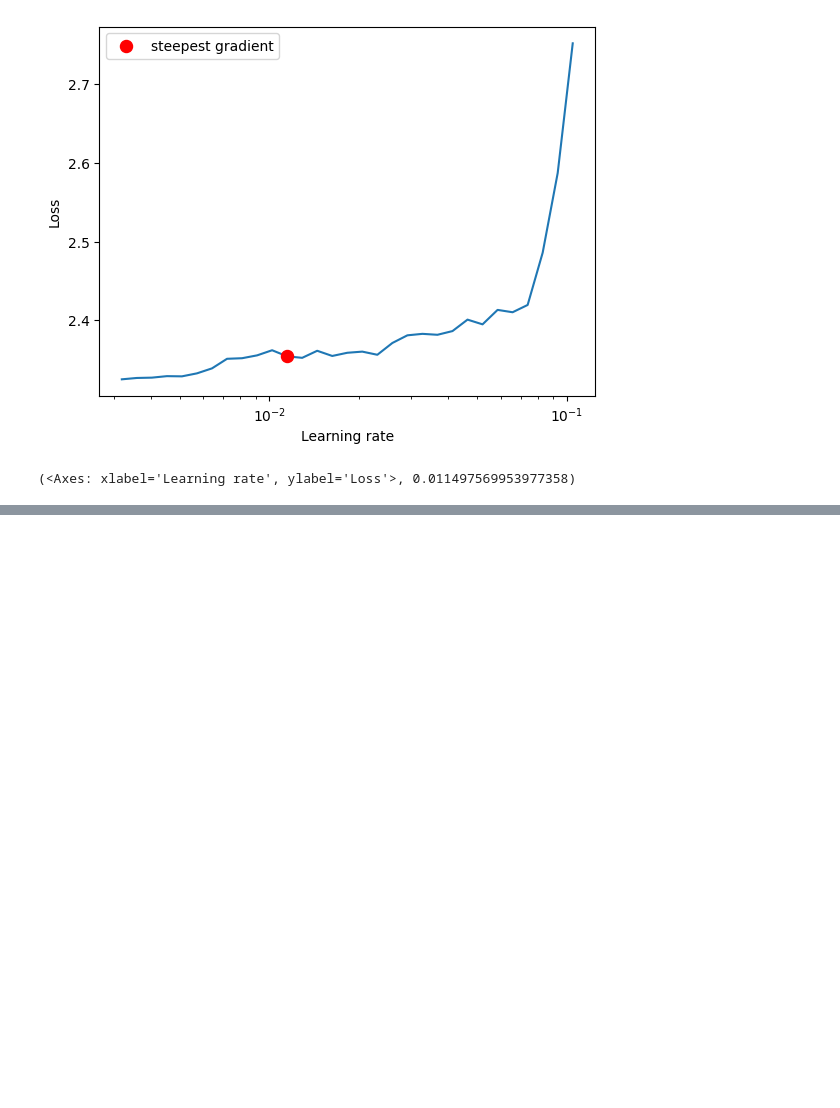
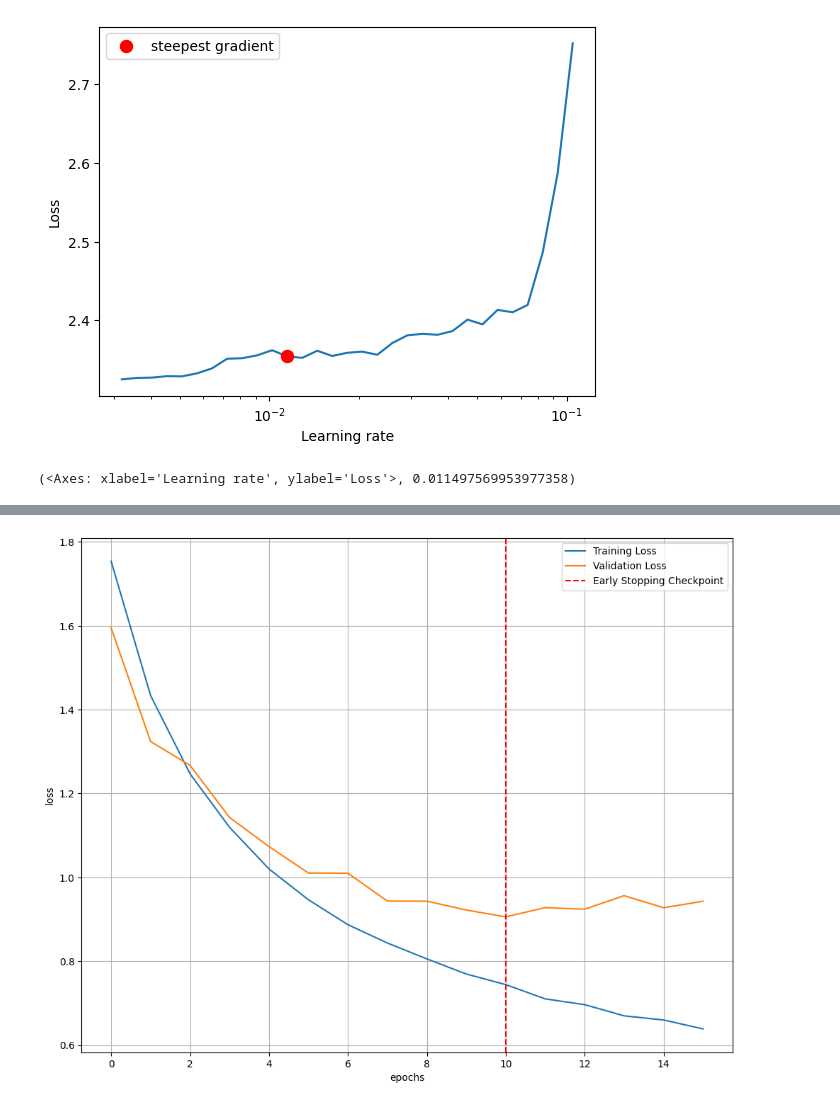
Before and after one commit to tonganf/ResNet-18, a Jupyter notebook: ResNet18/CIFAR10.ipynb, the cells around one changed output, grey strips where cells are left out. Saved outputs shown, nothing was run; the diff lists cells and outputs as text; code cells hidden in the pictures; blank space fills up the shorter version.

```diff
--- a/ResNet18/CIFAR10.ipynb
+++ b/ResNet18/CIFAR10.ipynb
@@ -305,17 +312,19 @@ Finished Training
 # %%
-# visualize the loss as the network trained
-fig = plt.figure(figsize=(10,8))
-plt.plot(np.arange(35),train_losses, label='Training Loss')
-plt.plot(np.arange(35),valid_losses,label='Validation Loss')
+def loss_fig(x, y, count):
+    # visualize the loss as the network trained
+    fig = plt.figure(figsize=(10,8))
+    plt.plot(np.arange(len(x)),x, label='Training Loss')
+    plt.plot(np.arange(len(x)),y,label='Validation Loss')
 
-# find position of lowest validation loss
-# minposs = valid_loss.index(min(valid_loss))+1
-plt.axvline(23-4, linestyle='--', color='r',label='Early Stopping Checkpoint')
+    # find position of lowest validation loss
+    # minposs = valid_loss.index(min(valid_loss))+1
+    plt.axvline(count, linestyle='--', color='r',label='Early Stopping Checkpoint')
 
-plt.xlabel('epochs')
-plt.ylabel('loss')
-plt.grid(True)
-plt.legend()
-plt.tight_layout()
-plt.show()
-# fig.savefig('loss_plot.png', bbox_inches='tight')
+    plt.xlabel('epochs')
+    plt.ylabel('loss')
+#     plt.ylim([0,])
+    plt.grid(True)
+    plt.legend()
+    plt.tight_layout()
+    plt.show()
+#     fig.savefig('loss_plot_reg_lr0.001.png', bbox_inches='tight')
@@ -457,0 +500,4 @@ print(lassoModelChosen.score(X_test, y_test))
+# %%
+loss_fig(train_losses, valid_losses, count_early)
+# %% [output]
+[figure, added]
```
Also changed, not shown: parts of 33 cells of this notebook, 6 other files.
